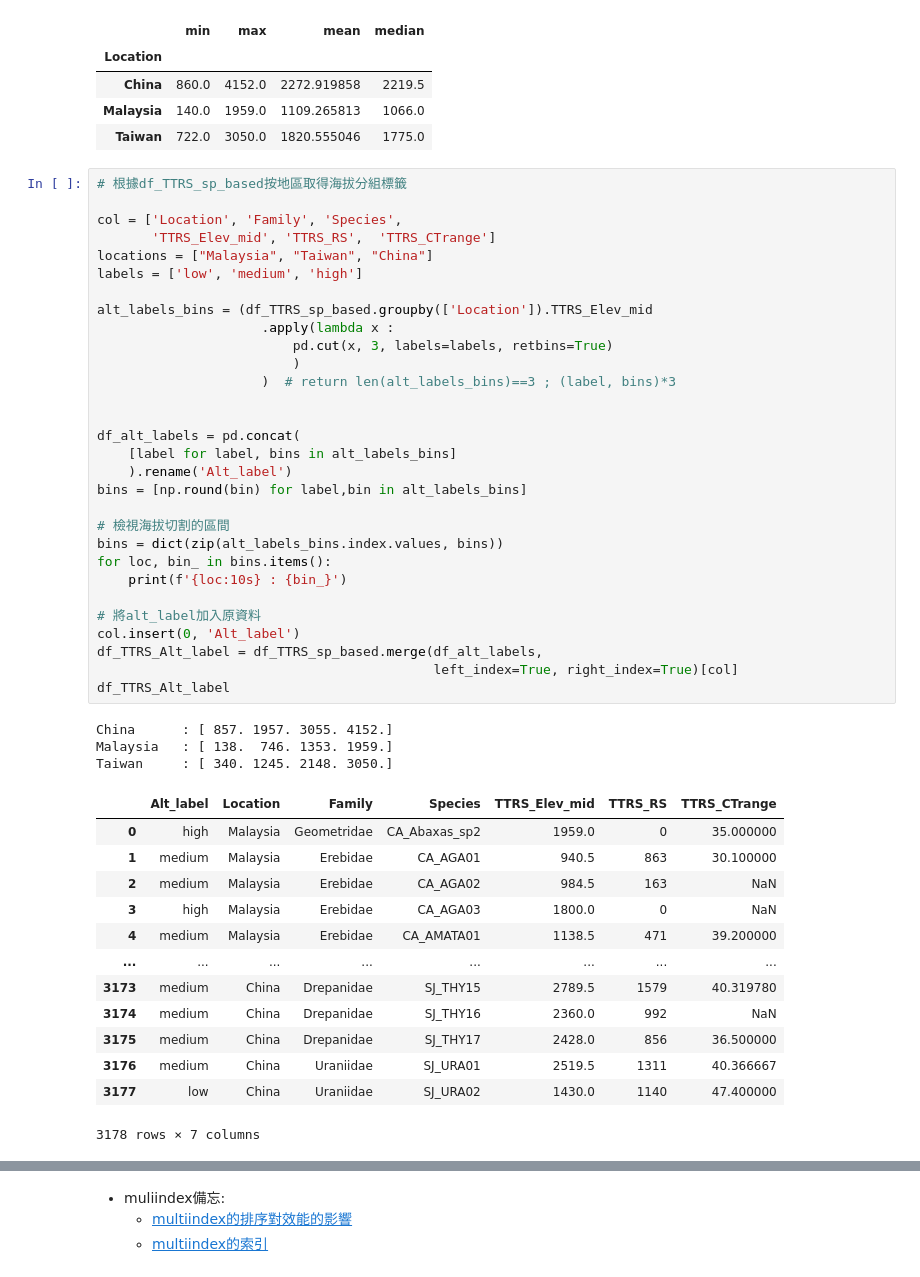
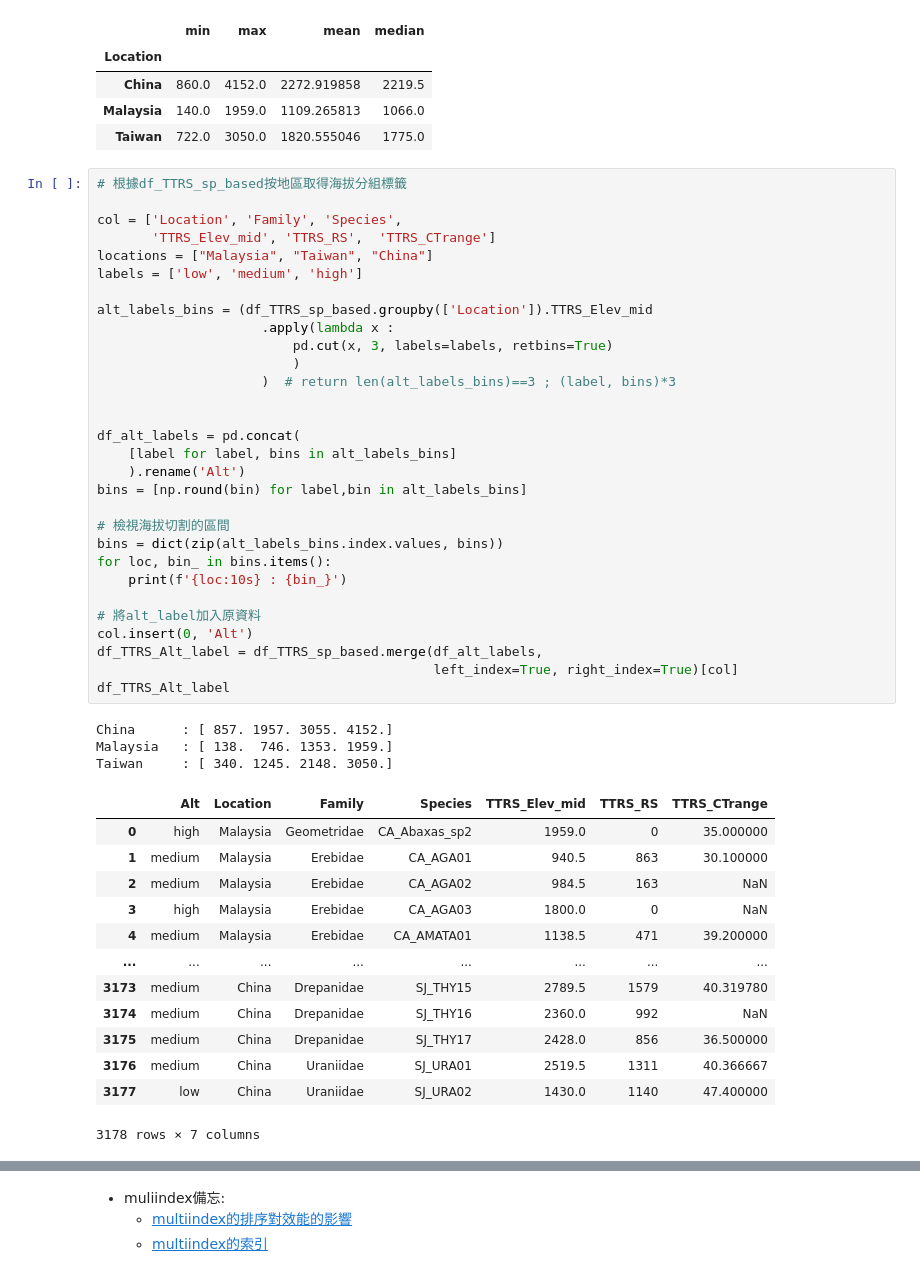
Before and after one commit to YunghuiHsu/Moth_Project, a Jupyter notebook: Moth_thermal/vsc/explore_LatentSpace.ipynb, the cells around one changed output, grey strips where cells are left out. Saved outputs shown, nothing was run; the diff lists cells and outputs as text.

```diff
--- a/Moth_thermal/vsc/explore_LatentSpace.ipynb
+++ b/Moth_thermal/vsc/explore_LatentSpace.ipynb
@@ -837,36 +835,36 @@ Taiwan    343.0  3050.0  1602.51556  1574.5
 
 col = ['Location', 'Family', 'Species',
        'TTRS_Elev_mid', 'TTRS_RS',  'TTRS_CTrange']
 locations = ["Malaysia", "Taiwan", "China"]
 labels = ['low', 'medium', 'high']
 
 alt_labels_bins = (df_TTRS_sp_based.groupby(['Location']).TTRS_Elev_mid
                      .apply(lambda x :
                          pd.cut(x, 3, labels=labels, retbins=True)
                          )
                      )  # return len(alt_labels_bins)==3 ; (label, bins)*3
 
 
 df_alt_labels = pd.concat(
     [label for label, bins in alt_labels_bins]
-    ).rename('Alt_label')
+    ).rename('Alt')
 bins = [np.round(bin) for label,bin in alt_labels_bins]
 
 # 檢視海拔切割的區間
 bins = dict(zip(alt_labels_bins.index.values, bins))
 for loc, bin_ in bins.items():
     print(f'{loc:10s} : {bin_}')
 
 # 將alt_label加入原資料
-col.insert(0, 'Alt_label')
+col.insert(0, 'Alt')
 df_TTRS_Alt_label = df_TTRS_sp_based.merge(df_alt_labels,
                                            left_index=True, right_index=True)[col]
 df_TTRS_Alt_label
 # %% [output]
 China      : [ 857. 1957. 3055. 4152.]
 Malaysia   : [ 138.  746. 1353. 1959.]
 Taiwan     : [ 340. 1245. 2148. 3050.]
-|  | Alt_label | Location | Family | Species | TTRS_Elev_mid | TTRS_RS | TTRS_CTrange |
+|  | Alt | Location | Family | Species | TTRS_Elev_mid | TTRS_RS | TTRS_CTrange |
 | 0 | high | Malaysia | Geometridae | CA_Abaxas_sp2 | 1959.0 | 0 | 35.000000 |
 | 1 | medium | Malaysia | Erebidae | CA_AGA01 | 940.5 | 863 | 30.100000 |
 | 2 | medium | Malaysia | Erebidae | CA_AGA02 | 984.5 | 163 | NaN |
```
Also changed, not shown: parts of 10 cells of this notebook.
